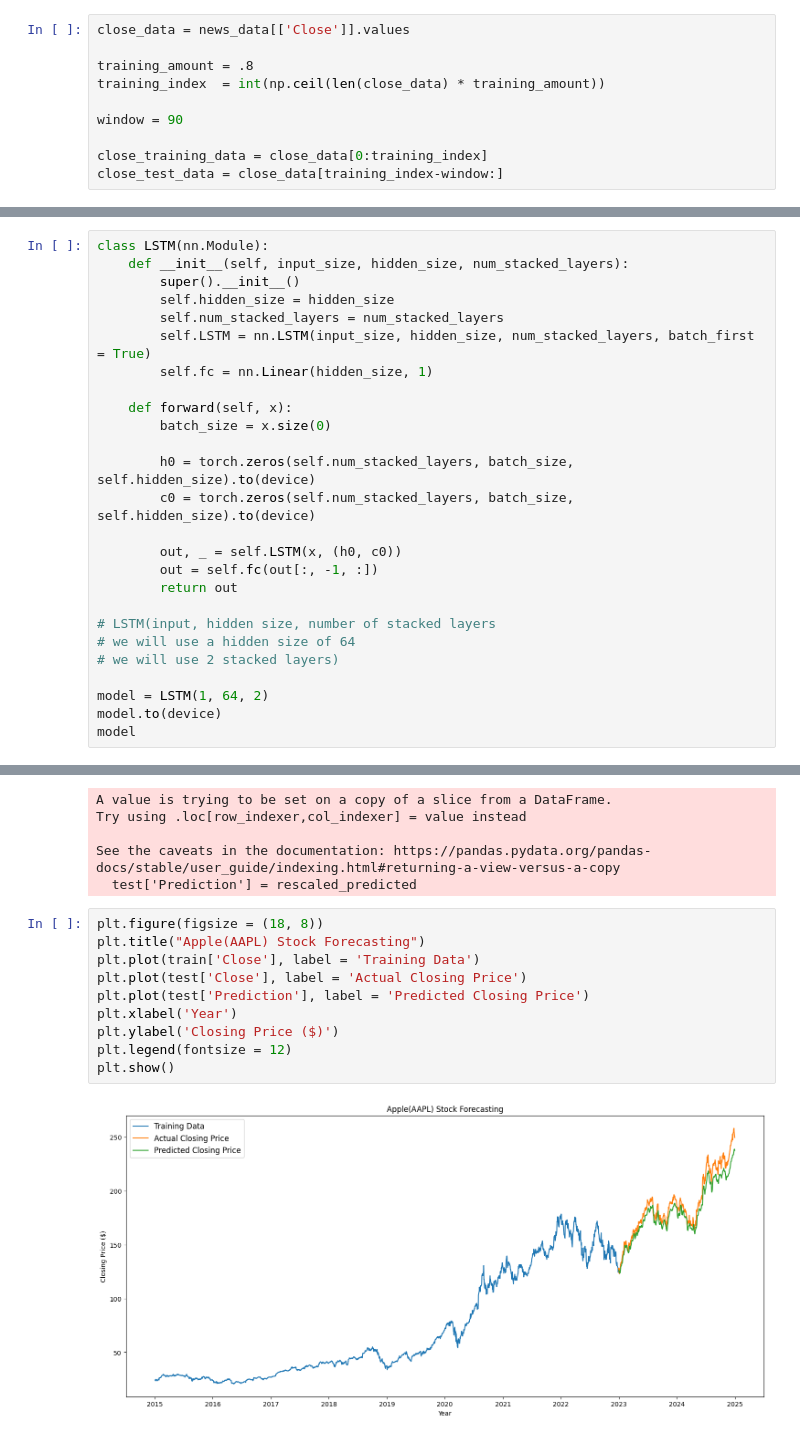
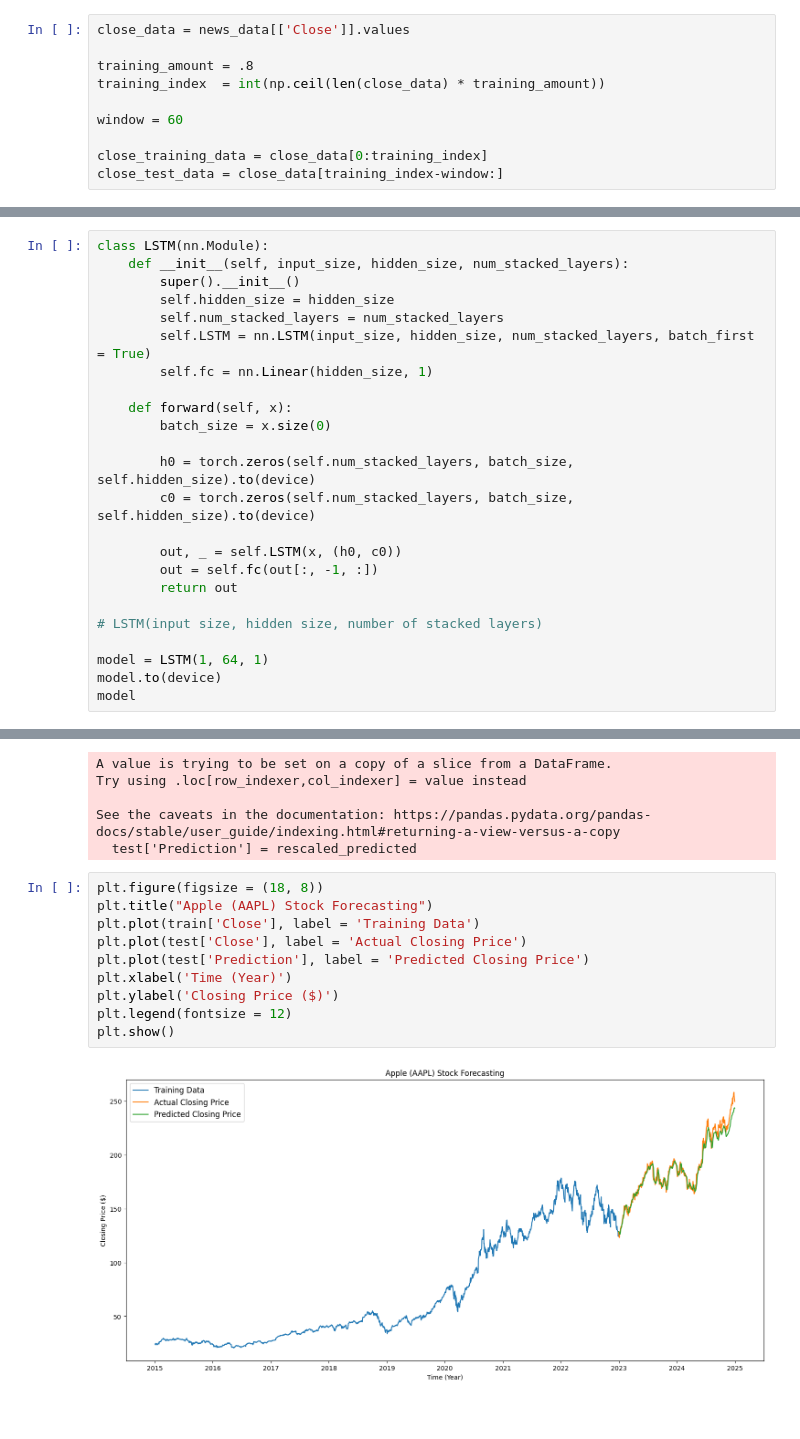
Before and after one commit to VinsonQNguyen/deep-learning-aapl-stock, a Jupyter notebook: AAPLStock.ipynb, the cells around one changed output, grey strips where cells are left out. Saved outputs shown, nothing was run; the diff lists cells and outputs as text.

```diff
--- a/AAPLStock.ipynb
+++ b/AAPLStock.ipynb
@@ -108,7 +108,7 @@ close_data = news_data[['Close']].values
 training_amount = .8
 training_index  = int(np.ceil(len(close_data) * training_amount))
 
-window = 90
+window = 60
 
 close_training_data = close_data[0:training_index]
 close_test_data = close_data[training_index-window:]
@@ -174,11 +183,9 @@ class LSTM(nn.Module):
         out = self.fc(out[:, -1, :])
         return out
 
-# LSTM(input, hidden size, number of stacked layers
-# we will use a hidden size of 64
-# we will use 2 stacked layers)
+# LSTM(input size, hidden size, number of stacked layers)
 
-model = LSTM(1, 64, 2)
+model = LSTM(1, 64, 1)
 model.to(device)
 model
 # %% [output]
@@ -277,13 +288,13 @@ See the caveats in the documentation: https://pandas.pydata.org/pandas-docs/stab
   test['Prediction'] = rescaled_predicted
 # %%
 plt.figure(figsize = (18, 8))
-plt.title("Apple(AAPL) Stock Forecasting")
+plt.title("Apple (AAPL) Stock Forecasting")
 plt.plot(train['Close'], label = 'Training Data')
 plt.plot(test['Close'], label = 'Actual Closing Price')
 plt.plot(test['Prediction'], label = 'Predicted Closing Price')
-plt.xlabel('Year')
+plt.xlabel('Time (Year)')
 plt.ylabel('Closing Price ($)')
 plt.legend(fontsize = 12)
 plt.show()
 # %% [output]
-[figure, old version]
+[figure, new version]
```
Also changed, not shown: parts of 48 cells of this notebook.
